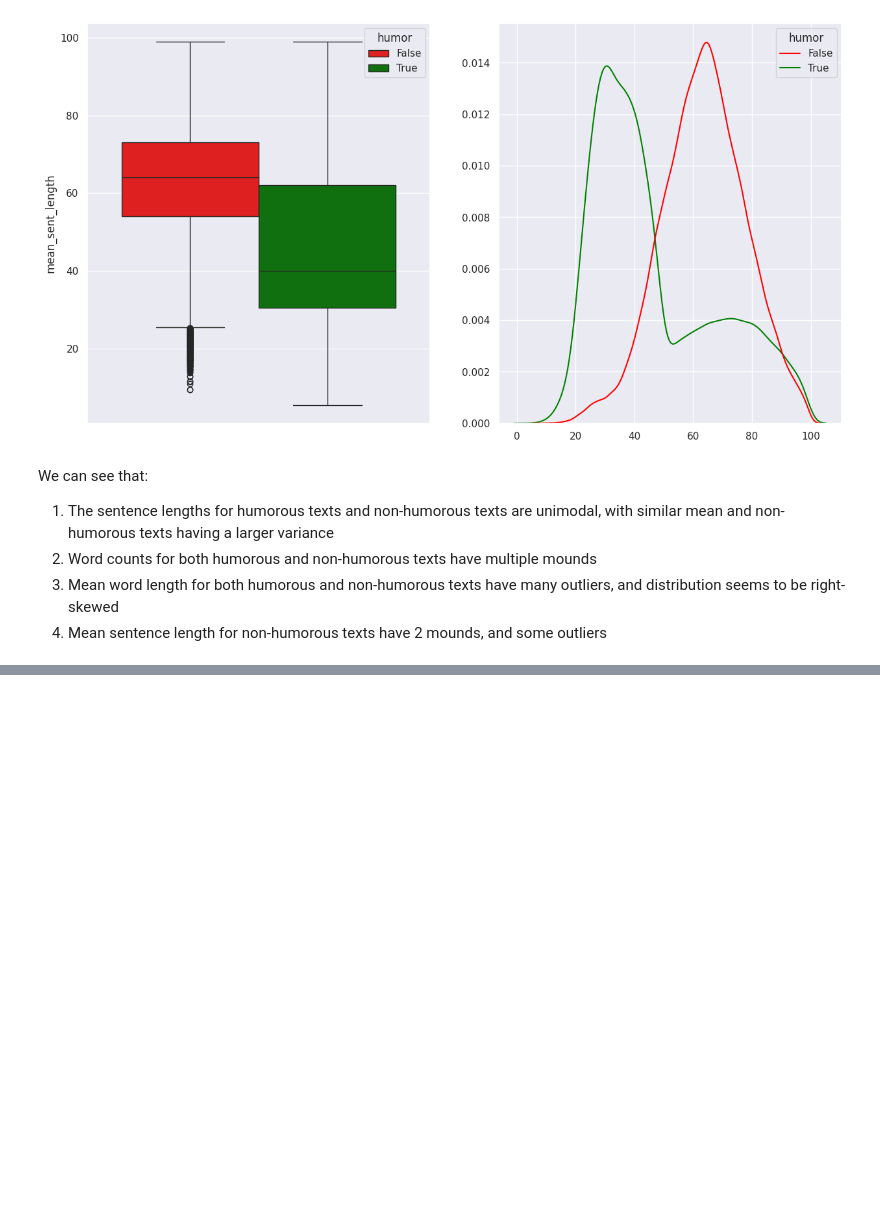
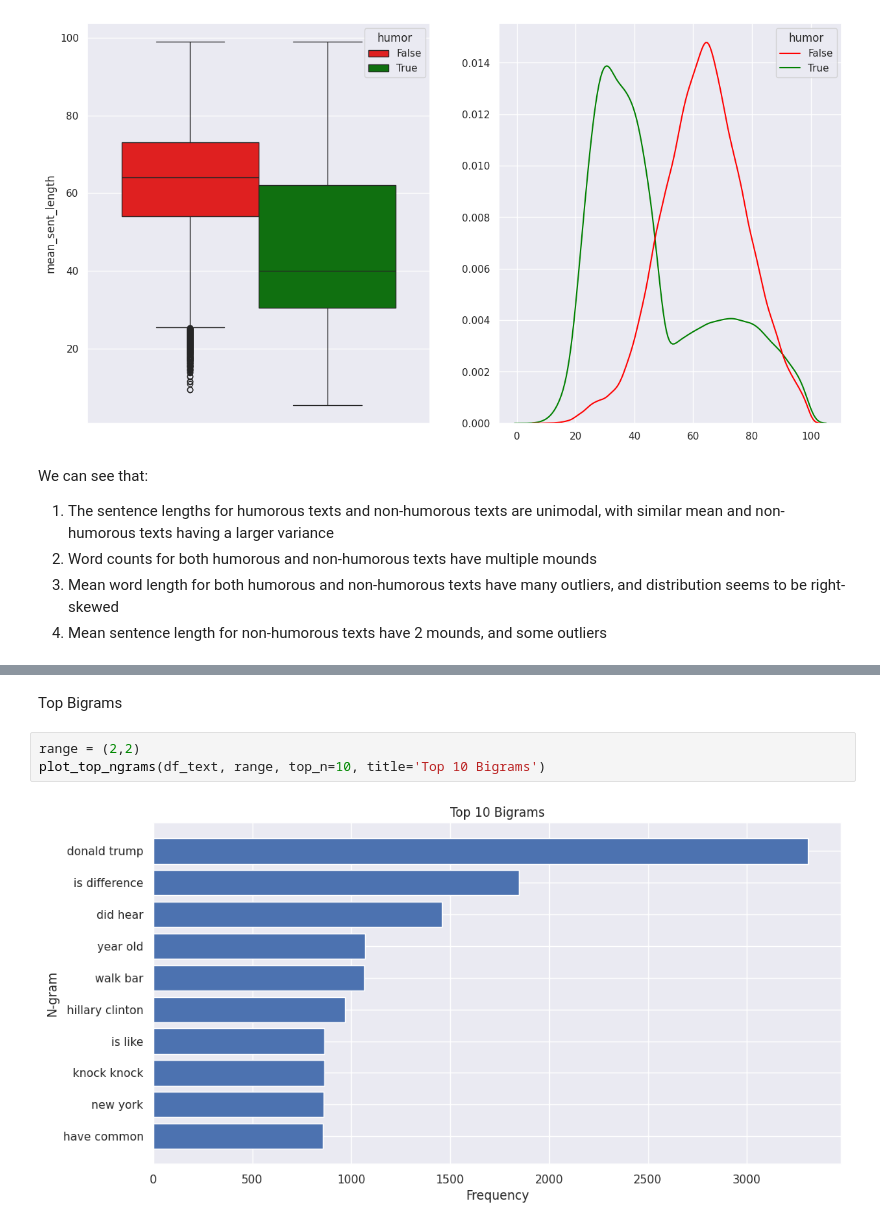
Before and after one commit to yjiahao/Humor-Detection, a Jupyter notebook: EDA.ipynb, the cells around one changed output, grey strips where cells are left out. Saved outputs shown, nothing was run; the diff lists cells and outputs as text; blank space fills up the shorter version.

```diff
--- a/EDA.ipynb
+++ b/EDA.ipynb
@@ -215,0 +368,7 @@ Removal of punctuation marks
+# %% [markdown]
+Top Bigrams
+# %%
+range = (2,2)
+plot_top_ngrams(df_text, range, top_n=10, title='Top 10 Bigrams')
+# %% [output]
+[figure, added]
```
Also changed, not shown: parts of 30 cells of this notebook.
